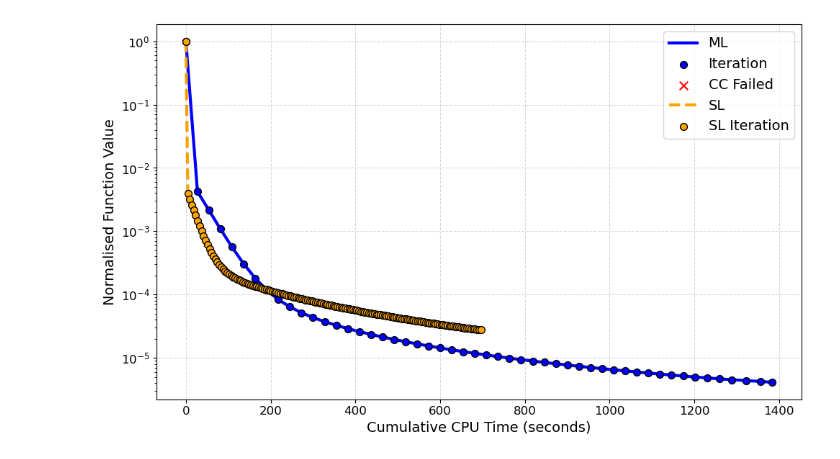
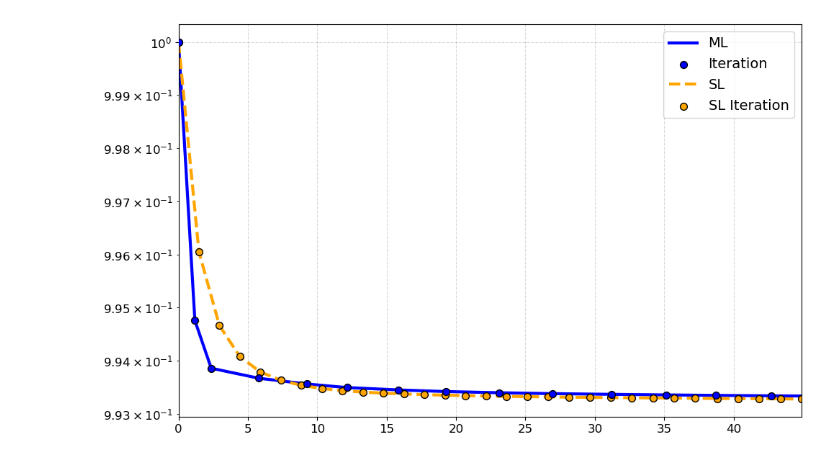
Before and after one commit to yaraelshiaty/MLBPGD, a Jupyter notebook: plots/plots_Ml.ipynb, the cells around one changed output. Drawn from its saved outputs; the diff is of its cells as text; code cells hidden in the pictures.

```diff
--- a/plots/plots_Ml.ipynb
+++ b/plots/plots_Ml.ipynb
@@ -13,9 +13,10 @@ plt.rcParams.update({
 plt.rcParams['image.cmap'] = 'viridis'
 # %%
 # Load ML.npz file (update the path as needed)
-ml_data = np.load('../runs/KLAxb_reconstruction_ML/20250616-154732/ML.npz', allow_pickle=True)
+ml_data = np.load('/export/home/yelshiaty/multigrid/runs/doptimaldesign_ML/20250625-115123/ML.npz', allow_pickle=True)
 norm_fval = ml_data['norm_fval_ML']
 iteration_times = ml_data['iteration_times_ML']
+iteration_times[1:] -= 1.0
 cc_activated = ml_data['cc_activated']  # Should be shape (num_iters, num_levels)
 
 # Always use the 0-th element for each iteration, regardless of shape
@@ -35,20 +65,21 @@ cum_times_SL = np.cumsum(iteration_times_SL)
 # %%
 plt.figure(figsize=(10, 6))
-
 plt.plot(cum_times, norm_fval, linestyle='-', linewidth=3, label='ML', color='blue', zorder=1)
-plt.scatter(cum_times, norm_fval, color='blue', edgecolors='black', s=50, marker='o', label='Iteration', zorder=2)
-plt.scatter(cum_times[cc_failed_idx], norm_fval[cc_failed_idx],
-            color='red', s=70, marker='x', label='CC Failed', zorder=3)
+plt.scatter(cum_times, norm_fval, color='blue', edgecolors='black', s=50, marker='o', label='Iteration', zorder=3)
+# plt.scatter(cum_times[cc_failed_idx], norm_fval[cc_failed_idx],
+#             color='red', s=70, marker='x', label='CC Failed', zorder=3)
 
 plt.plot(cum_times_SL, norm_fval_SL, linestyle='--', linewidth=3, label='SL', color='orange', zorder=1)
 plt.scatter(cum_times_SL, norm_fval_SL, color='orange', edgecolors='black', s=50, marker='o', label='SL Iteration', zorder=2)
 
-plt.xlabel('Cumulative CPU Time (seconds)')
-plt.ylabel('Normalised Function Value')
+# plt.xlabel('Cumulative CPU Time (seconds)')
+# plt.ylabel('Normalised Function Value')
+plt.grid(True, linestyle='--', color='gray', alpha=0.3)
 plt.yscale('log')
-plt.grid(True, linestyle='--', color='gray', alpha=0.3)
 plt.legend(loc='best')
 plt.tight_layout()
+plt.xlim(0, cum_times_SL[-1])  # <--- Limit to ML time
+plt.savefig('ml_vs_sl_comparison_doptimal_no_axis_cropped.png', dpi=300, transparent=True)
 plt.show()
 # %% [output]
-[figure, old version]
+[figure, new version]
```
Also changed, not shown: parts of 15 cells of this notebook, 39 other files.
